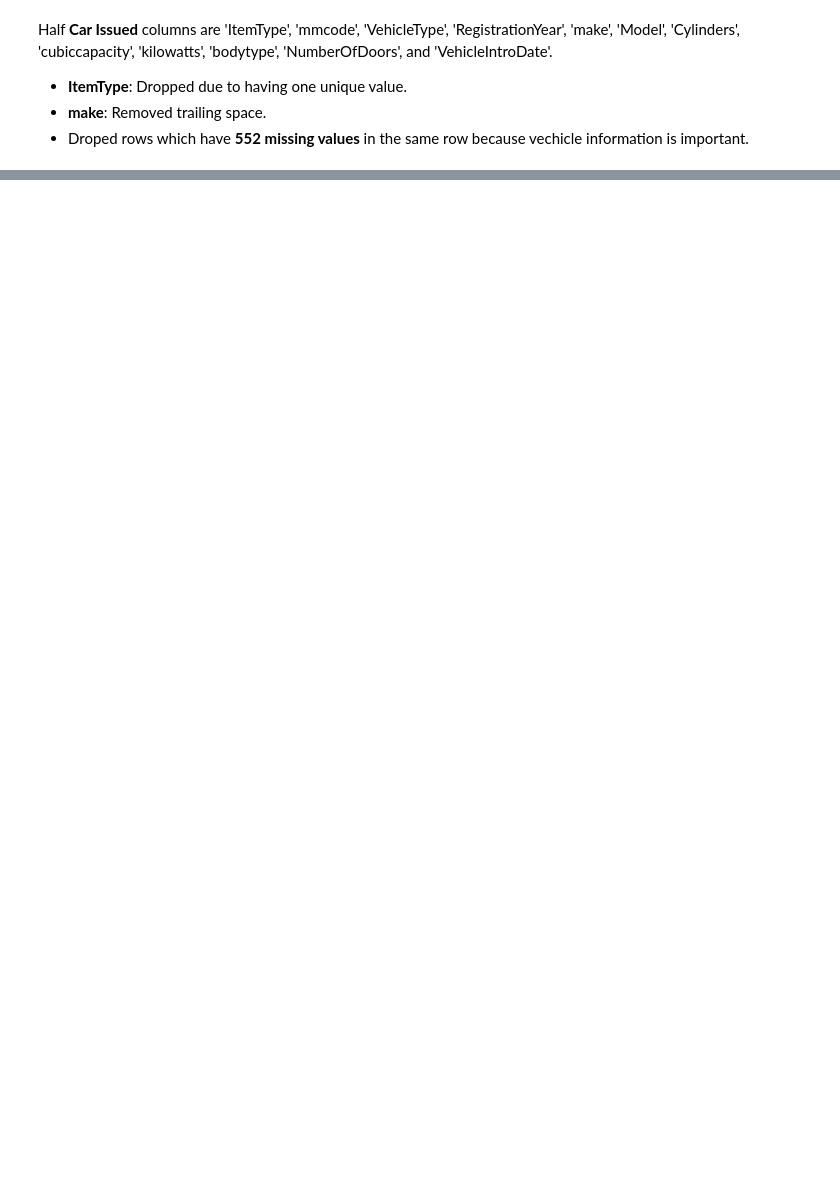
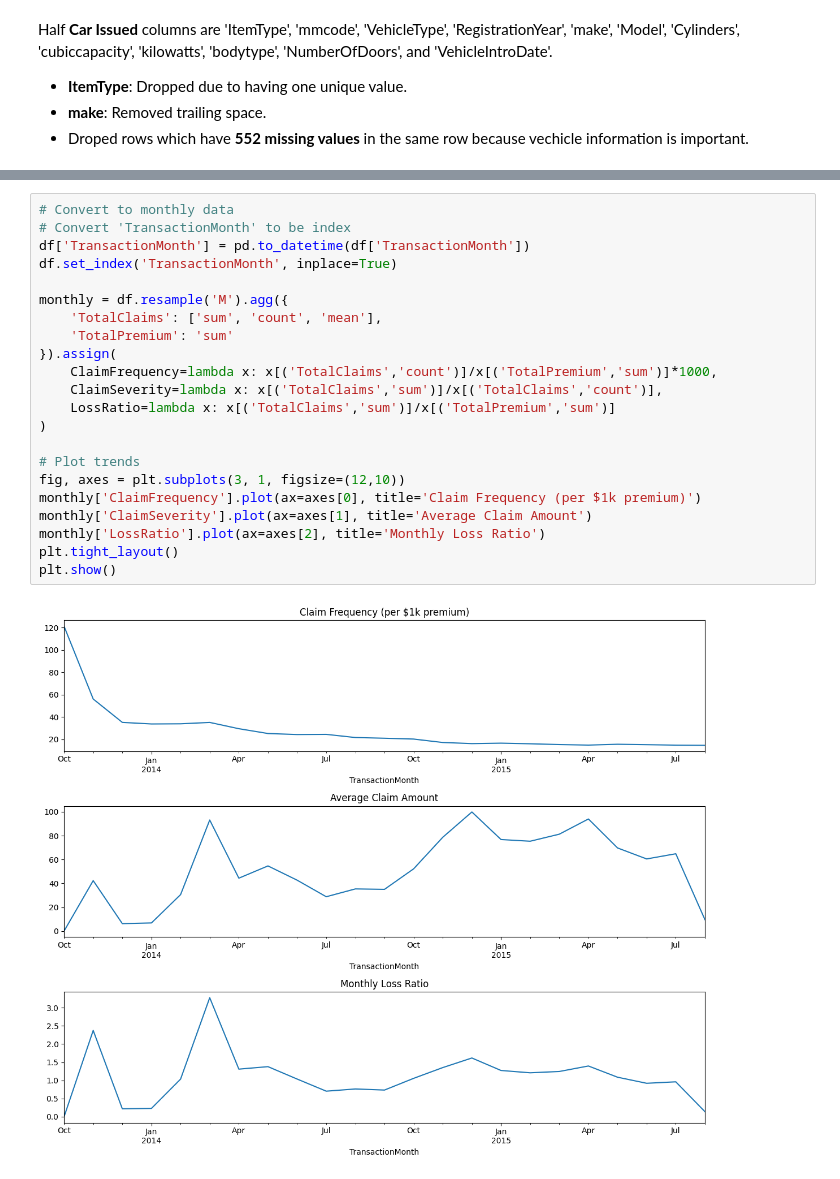
Before and after one commit to Martha3001/insurance-risk-analytics-week3, a Jupyter notebook: notebooks/visualization.ipynb, the cells around one changed output, grey strips where cells are left out. Drawn from its saved outputs; the diff is of its cells as text; blank space fills up the shorter version.

```diff
--- a/notebooks/visualization.ipynb
+++ b/notebooks/visualization.ipynb
@@ -105,0 +201,24 @@ Half **Car Issued** columns are 'ItemType', 'mmcode',
+# %%
+# Convert to monthly data
+# Convert 'TransactionMonth' to be index
+df['TransactionMonth'] = pd.to_datetime(df['TransactionMonth'])
+df.set_index('TransactionMonth', inplace=True)
+
+monthly = df.resample('M').agg({
+    'TotalClaims': ['sum', 'count', 'mean'],
+    'TotalPremium': 'sum'
+}).assign(
+    ClaimFrequency=lambda x: x[('TotalClaims','count')]/x[('TotalPremium','sum')]*1000,
+    ClaimSeverity=lambda x: x[('TotalClaims','sum')]/x[('TotalClaims','count')],
+    LossRatio=lambda x: x[('TotalClaims','sum')]/x[('TotalPremium','sum')]
+)
+
+# Plot trends
+fig, axes = plt.subplots(3, 1, figsize=(12,10))
+monthly['ClaimFrequency'].plot(ax=axes[0], title='Claim Frequency (per $1k premium)')
+monthly['ClaimSeverity'].plot(ax=axes[1], title='Average Claim Amount')
+monthly['LossRatio'].plot(ax=axes[2], title='Monthly Loss Ratio')
+plt.tight_layout()
+plt.show()
+# %% [output]
+[figure, added]
```
Also changed, not shown: parts of 8 cells of this notebook.
